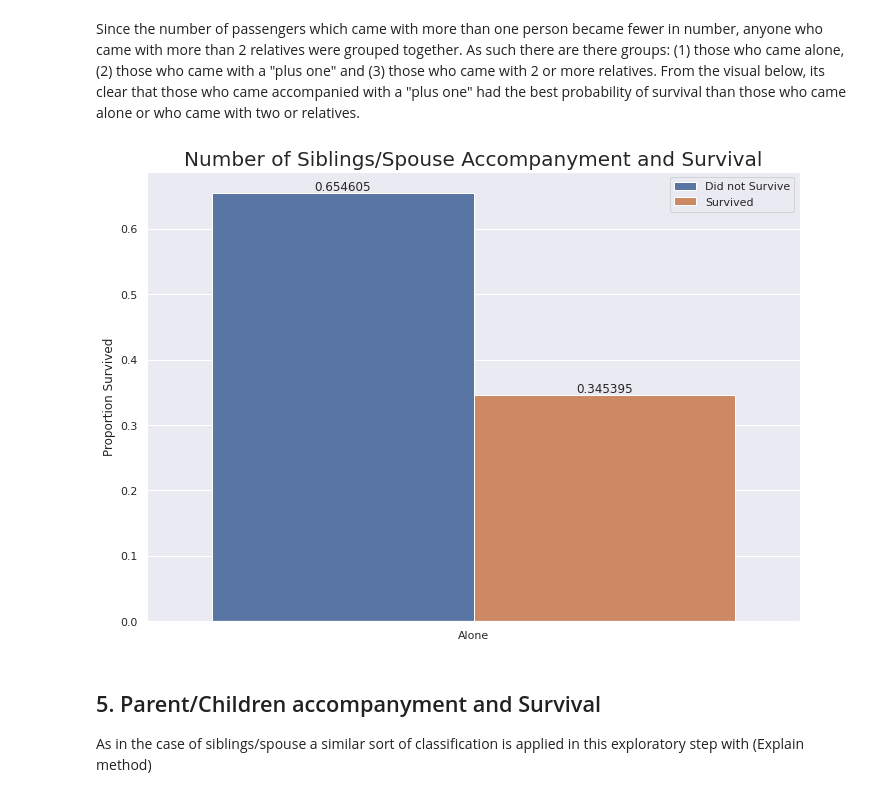
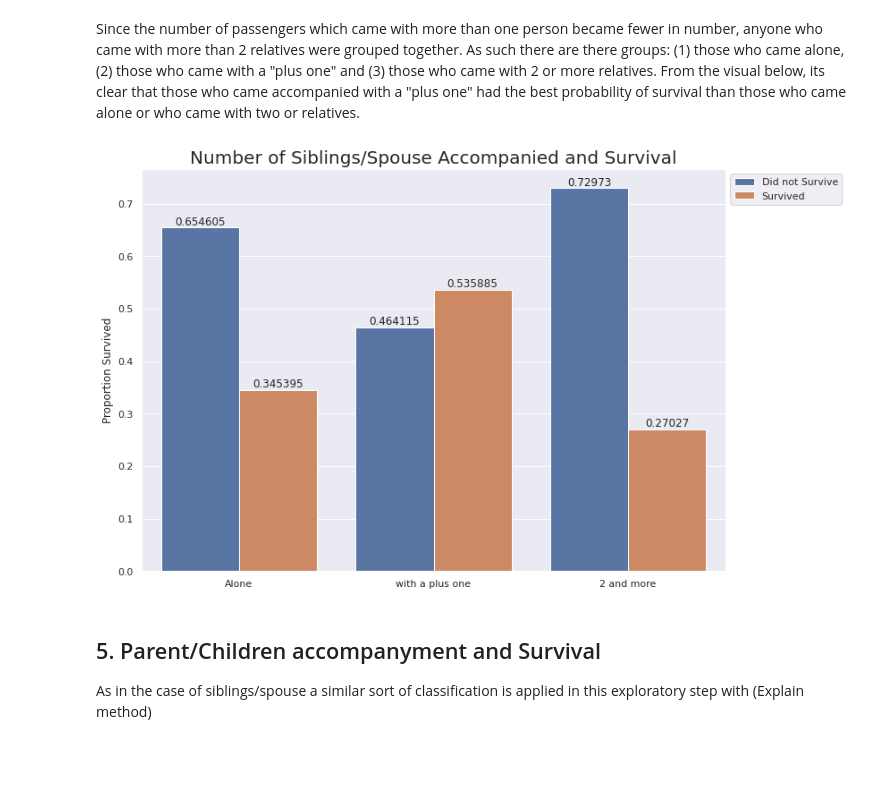
Before and after one commit to benyamindsmith/kaggle, a Jupyter notebook: another-titanic-data-analysis.ipynb, the cells around one changed output. Cells and saved outputs as stored; diff of their text form; code cells hidden in the pictures; blank space fills up the shorter version.

```diff
--- a/another-titanic-data-analysis.ipynb
+++ b/another-titanic-data-analysis.ipynb
@@ -241,37 +241,37 @@ plus1SurvivedDf = dt.groupby(['Survived','SibSp_Class'])\
                    .count()\
                    .reset_index()[['Survived','SibSp_Class','PassengerId']][dt.groupby(['Survived','SibSp_Class'])\
                    .count()\
-                   .reset_index()['SibSp_Class']=="Plus 1"]
+                   .reset_index()['SibSp_Class']=="with a plus one"]
 
 
 twoplusSurvivedDf = dt.groupby(['Survived','SibSp_Class'])\
                    .count()\
                    .reset_index()[['Survived','SibSp_Class','PassengerId']][dt.groupby(['Survived','SibSp_Class'])\
                    .count()\
-                   .reset_index()['SibSp_Class']=="More than 2"]
+                   .reset_index()['SibSp_Class']=="2 and more"]
 
 aloneSurvivedDf["Proportion Survived"] = aloneSurvivedDf["PassengerId"].apply(lambda x: x/sum( aloneSurvivedDf["PassengerId"]))
 
 plus1SurvivedDf["Proportion Survived"] = plus1SurvivedDf["PassengerId"].apply(lambda x: x/sum( plus1SurvivedDf["PassengerId"]))
 
 twoplusSurvivedDf["Proportion Survived"] = twoplusSurvivedDf["PassengerId"].apply(lambda x: x/sum( twoplusSurvivedDf["PassengerId"]))
 
 
 
 ax = sns.barplot(x = "SibSp_Class",
             y = "Proportion Survived",
             hue = "Survived",
             data= aloneSurvivedDf.append(plus1SurvivedDf.append(twoplusSurvivedDf))
            )
 legend_labels, _= ax.get_legend_handles_labels()
 ax.legend(legend_labels, ['Did not Survive','Survived'], bbox_to_anchor=(1,1))
 ax.bar_label(ax.containers[0])
 ax.bar_label(ax.containers[1])
 ax.set(xlabel=None)
-plt.title("Number of Siblings/Spouse Accompanyment and Survival", fontsize=20)
+plt.title("Number of Siblings/Spouse Accompanied and Survival", fontsize=20)
 plt.show()
 # %% [output]
-[figure, old version]
+[figure, new version]
 # %% [markdown]
 ## 5. Parent/Children accompanyment and Survival
 
```
Also changed, not shown: parts of 1 cell of this notebook.
